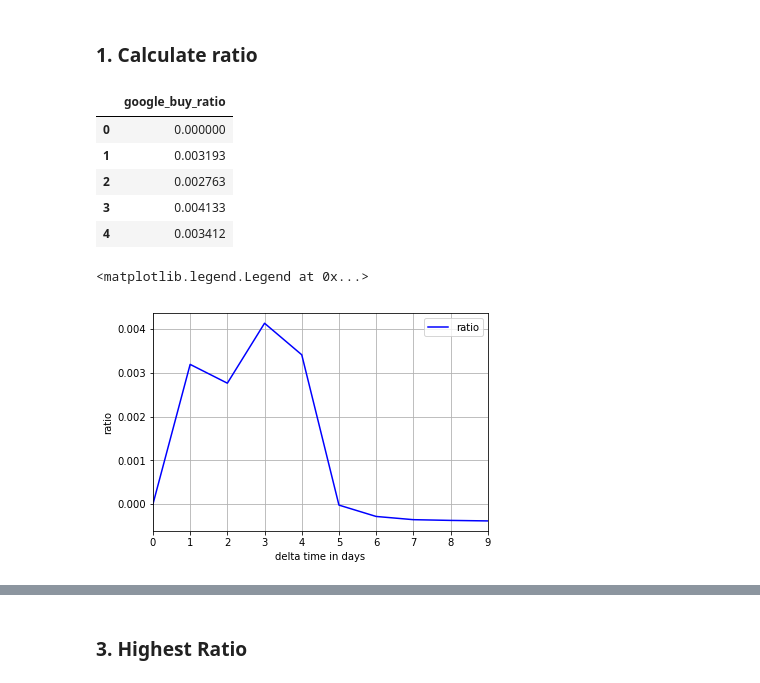
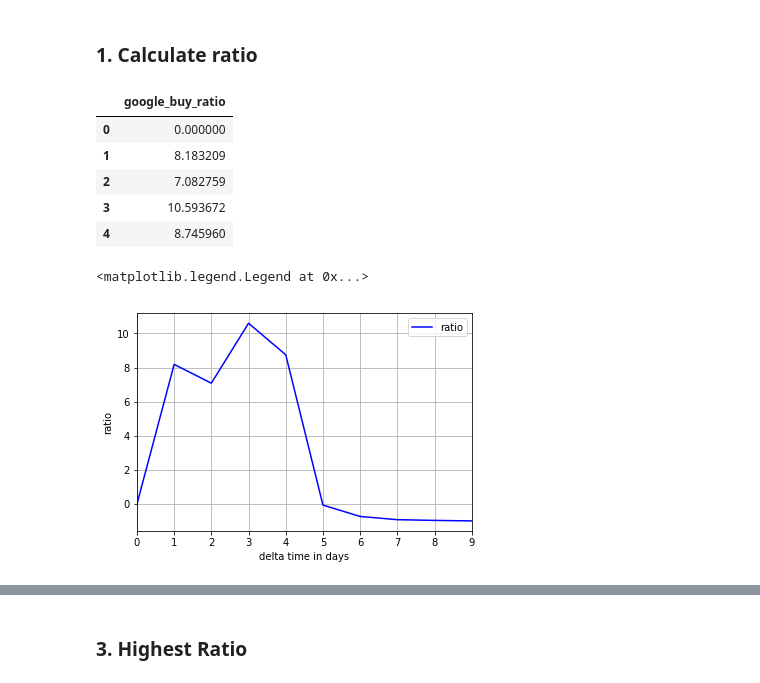
Before and after one commit to thutrangdong/coding-thesis, a Jupyter notebook: workspace_jupyter/experiments/Tobias_Preis_Strategy.ipynb, the cells around one changed output, grey strips where cells are left out. Saved outputs shown, nothing was run; the diff lists cells and outputs as text; code cells hidden in the pictures.

```diff
--- a/workspace_jupyter/experiments/Tobias_Preis_Strategy.ipynb
+++ b/workspace_jupyter/experiments/Tobias_Preis_Strategy.ipynb
@@ -33,27 +33,27 @@ def calculate_returns(delta_time_in_days):
 # %%
 #code based on: https://github.com/twiecki/replicate_google_trends/blob/master/goog_repl.ipynb
 #log because time additive: https://www.youtube.com/watch?v=PtoUlt3V0CI
 
 delta_time_limit = 9
 delta_time_limit = delta_time_limit + 1
 
 index = list(range(0, delta_time_limit))
 
 ratio = pandas.DataFrame(index=index, columns=['google_buy_ratio'])
 ratio = ratio.fillna(0.0)
 
 for value in index:
     data = calculate_returns(value)
-    ratio['google_buy_ratio'][value] = data['total_google_returns'].iloc[-2]/(float)(data['total_buy_hold_returns'].iloc[-2])
+    ratio['google_buy_ratio'][value] = data['total_google_returns'].iloc[-2]
 
 ratio.head()
 # %% [output]
 |  | google_buy_ratio |
 | 0 | 0.000000 |
-| 1 | 0.003193 |
-| 2 | 0.002763 |
-| 3 | 0.004133 |
-| 4 | 0.003412 |
+| 1 | 8.183209 |
+| 2 | 7.082759 |
+| 3 | 10.593672 |
+| 4 | 8.745960 |
 # %%
 ax = ratio.plot(color='b')
 ax.grid()
@@ -62,4 +62,4 @@ ax.set_ylabel('ratio')
 ax.legend(('ratio',), loc=0) #loc 0: best
 # %% [output]
 <matplotlib.legend.Legend at 0x...>
-[figure, old version]
+[figure, new version]
```
Also changed, not shown: parts of 3 cells of this notebook.
